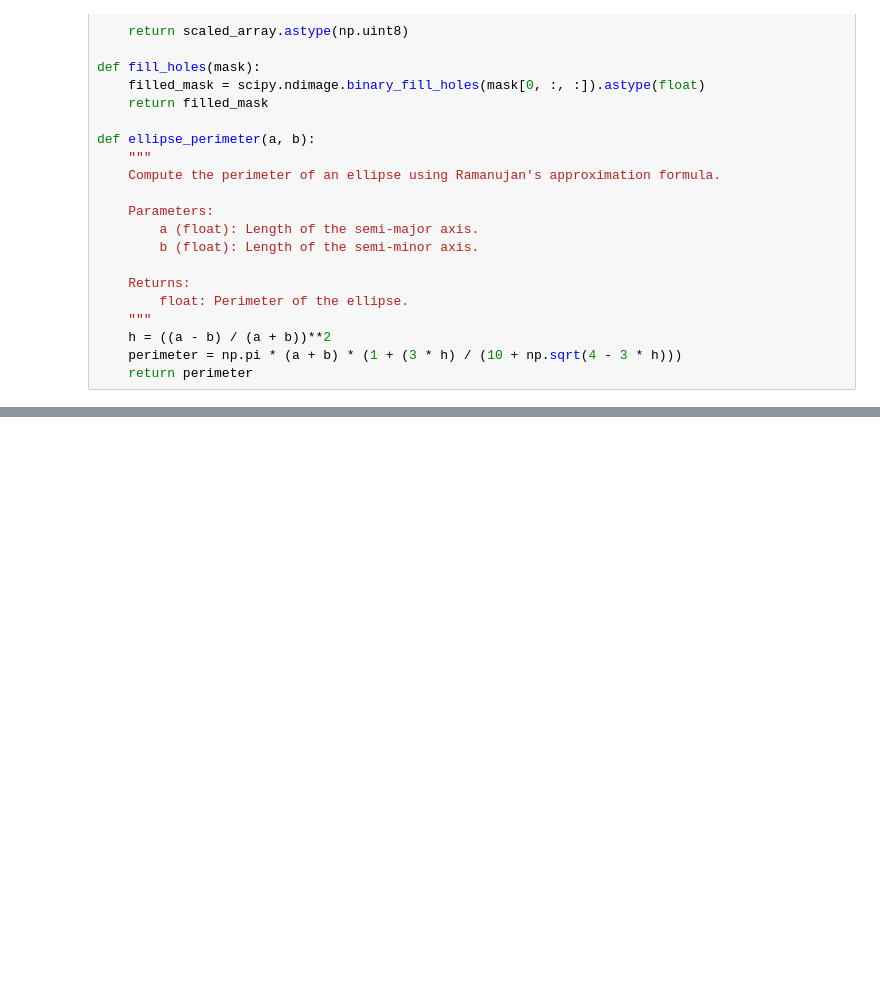
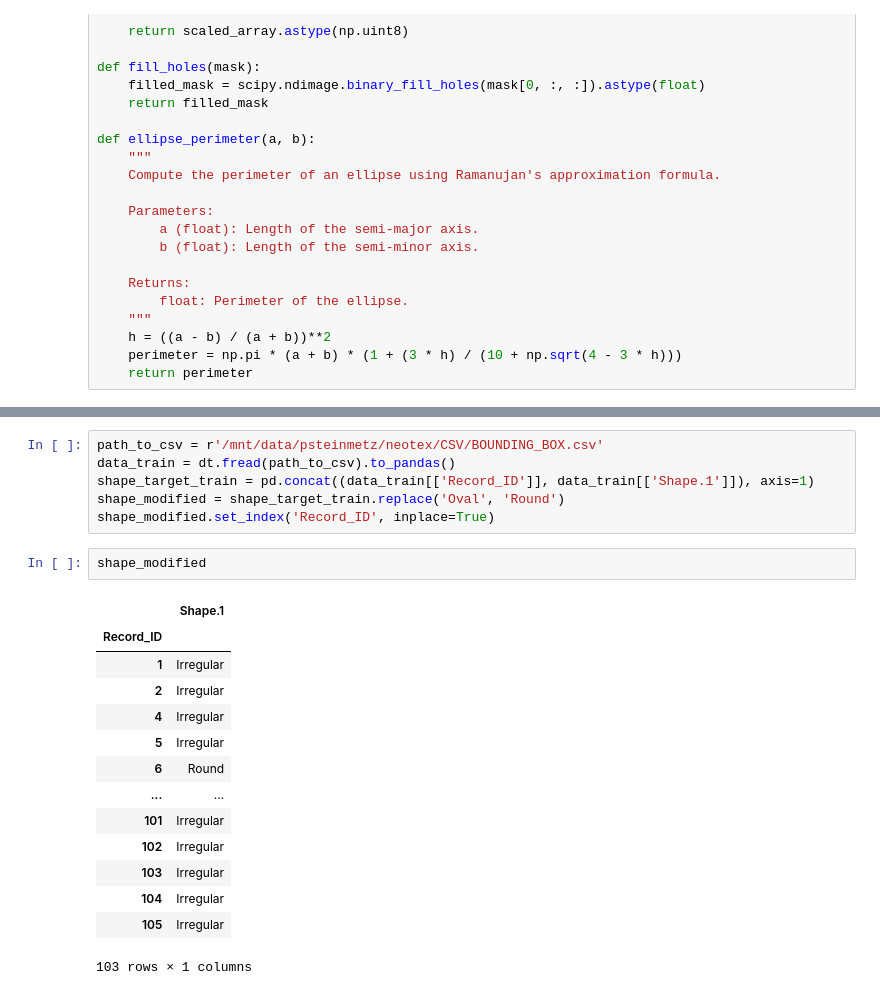
Before and after one commit to pstnmz/UQ_toolbox, a Jupyter notebook: compute_shape_and_display.ipynb, the cells around one changed output, grey strips where cells are left out. Saved outputs shown, nothing was run; the diff lists cells and outputs as text; blank space fills up the shorter version.

```diff
--- a/compute_shape_and_display.ipynb
+++ b/compute_shape_and_display.ipynb
@@ -689,0 +879,23 @@ a_ma.shape
+# %%
+path_to_csv = r'/mnt/data/psteinmetz/neotex/CSV/BOUNDING_BOX.csv'
+data_train = dt.fread(path_to_csv).to_pandas()
+shape_target_train = pd.concat((data_train[['Record_ID']], data_train[['Shape.1']]), axis=1)
+shape_modified = shape_target_train.replace('Oval', 'Round')
+shape_modified.set_index('Record_ID', inplace=True)
+# %%
+shape_modified
+# %% [output]
+|  | Shape.1 |
+| Record_ID |  |
+| 1 | Irregular |
+| 2 | Irregular |
+| 4 | Irregular |
+| 5 | Irregular |
+| 6 | Round |
+| ... | ... |
+| 101 | Irregular |
+| 102 | Irregular |
+| 103 | Irregular |
+| 104 | Irregular |
+| 105 | Irregular |
+103 rows × 1 columns
```
Also changed, not shown: parts of 24 cells of this notebook, 4 other files.
